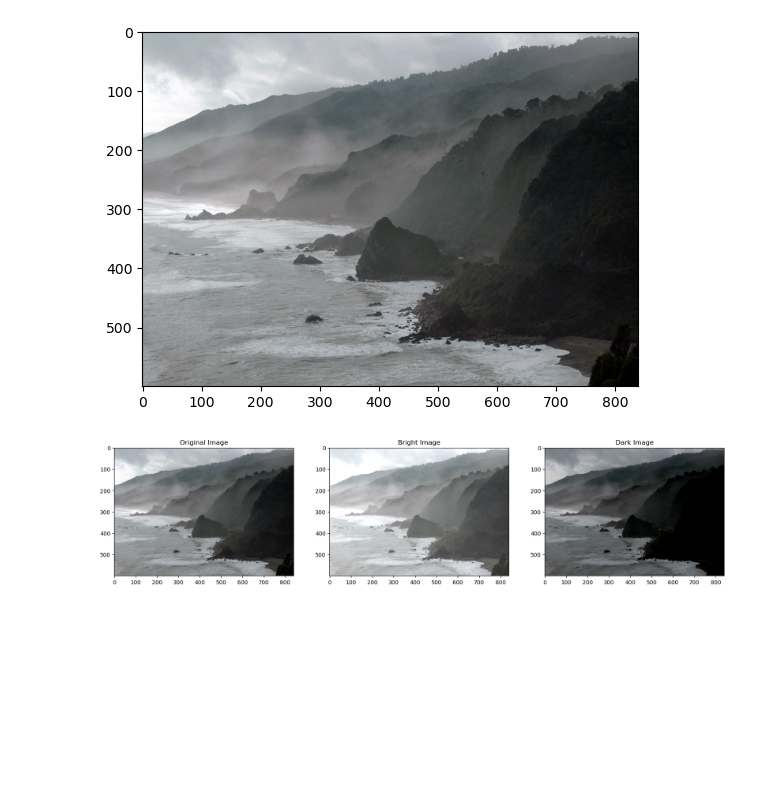
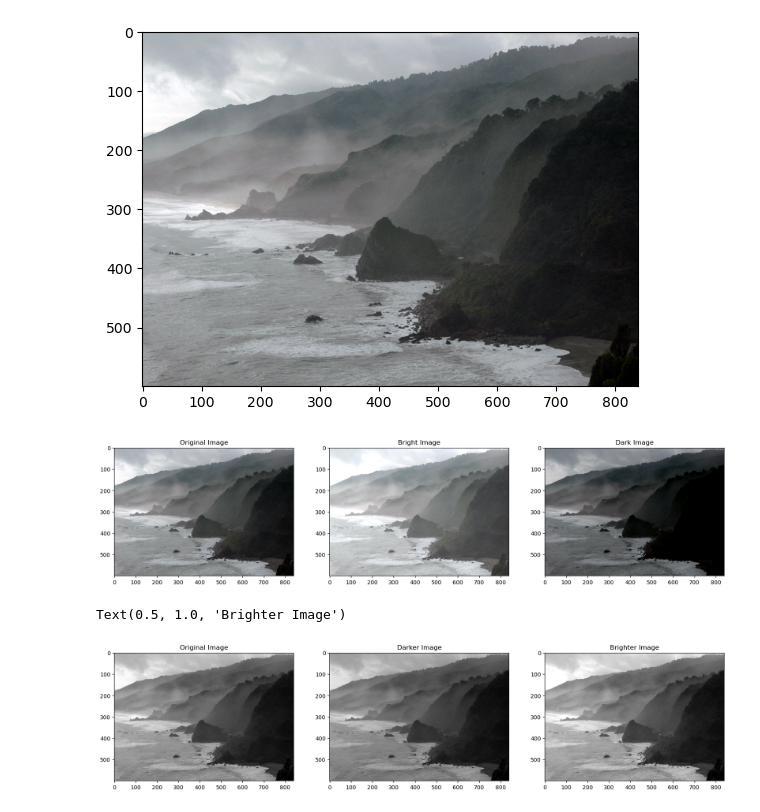
Before and after one commit to ilyassssssssssss/opencvlearn, a Jupyter notebook: enhancement.ipynb, the cells around one changed output. Saved outputs shown, nothing was run; the diff lists cells and outputs as text; code cells hidden in the pictures; blank space fills up the shorter version.

Commit message:
image enhancement complete

```diff
--- a/enhancement.ipynb
+++ b/enhancement.ipynb
@@ -23,3 +23,20 @@ plt.subplot(133); plt.imshow(dark, cmap='gray'); plt.title('Dark Image')
 plt.show()
 # %% [output]
 [figure]
+# %%
+coast = cv2.imread('images/New_Zealand_Coast.jpg', cv2.IMREAD_GRAYSCALE)
+coast = cv2.cvtColor(coast, cv2.COLOR_BGR2RGB)
+
+m1 = np.ones(coast.shape) * 0.9
+m2 = np.ones(coast.shape) * 1.1
+
+darker = np.uint8(np.multiply(np.float64(coast), m1))
+brighter = np.uint8(np.clip(np.multiply(np.float64(coast), m2), 0, 255))
+
+plt.figure(figsize=(20, 20))
+plt.subplot(131); plt.imshow(coast, cmap='gray'); plt.title('Original Image')
+plt.subplot(132); plt.imshow(darker, cmap='gray'); plt.title('Darker Image')
+plt.subplot(133); plt.imshow(brighter, cmap='gray'); plt.title('Brighter Image')
+# %% [output]
+Text(0.5, 1.0, 'Brighter Image')
+[figure, added]
```
Also changed, not shown: parts of 9 cells of this notebook.
